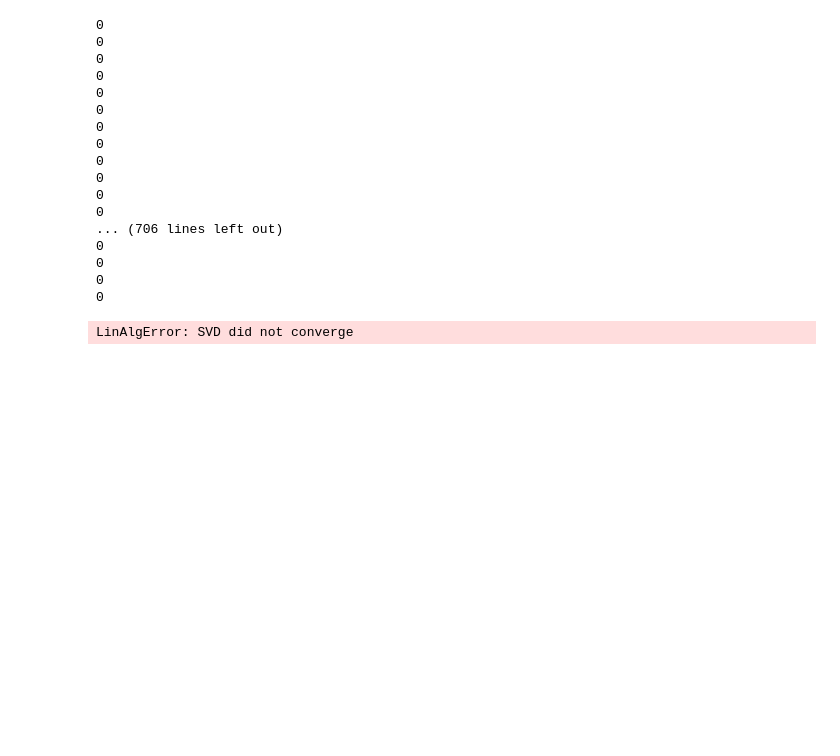
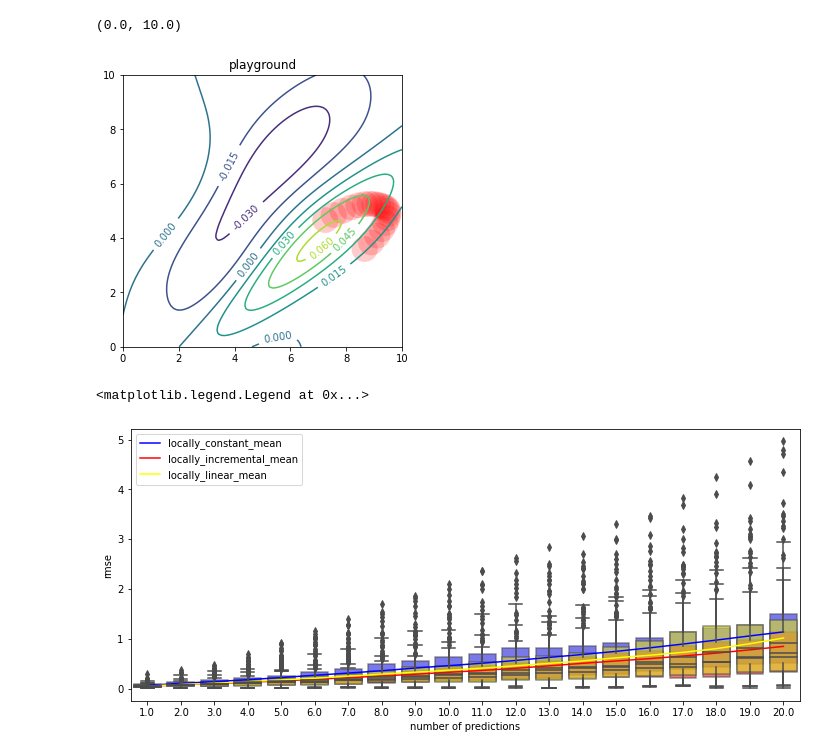
Before and after one commit to lrakotoarivony/Assimilation_Objet_AnDA, a Jupyter notebook: tests.ipynb, the cells around one changed output. Drawn from its saved outputs; the diff is of its cells as text; code cells hidden in the pictures; blank space fills up the shorter version.

```diff
--- a/tests.ipynb
+++ b/tests.ipynb
@@ -40,37 +44,37 @@ ax.set_ylim(0, 10)
+# %%
+x = true_values[0,0:2].reshape(1,-1)
+# %%
+mat_pred = list_prediction(catalogue, 20, x, locally_incremental_mean, k=50)
+fig, ax = plt.subplots(figsize=(5,5))
+ax = plot_trajectory(mat_pred[0], ax)
+CS = ax.contour(X, Y, Z)
+ax.clabel(CS, inline=1, fontsize=10)
+ax.set_title('playground')
+ax.set_xlim(0, 10)
+ax.set_ylim(0, 10)
+# %% [output]
+(0.0, 10.0)
+[figure, added]
 # %%
-names = ["locally_linear_mean"]
+names = ["locally_constant_mean","locally_incremental_mean","locally_linear_mean"]
 methods = [locally_constant_mean, locally_incremental_mean, locally_linear_mean]
 colors = ["blue", "red", "yellow"]
 
 fig, ax = plt.subplots(figsize=(12,5))
 
 for i in range(len(names)):
-    predictions = list_prediction(catalogue, N_pred, observations, methods[2])
+    predictions = list_prediction(catalogue, N_pred, observations, methods[i], k=50)
     predictions = predictions[:,:,5:]
 
-    rmse = np.log10(AnDA_RMSE(predictions,true_values))
+    rmse = AnDA_RMSE(predictions,true_values)
     time = np.arange(rmse.shape[1])+1
     times = np.stack([time]*rmse.shape[0], axis=0)
     rmse_times = np.stack([rmse, times], axis=-1)
     df = rmse_times.reshape((-1,2))
     rmse_df = pd.DataFrame(df, columns=["rmse", "number of predictions"])
+    plt.plot(np.arange(rmse.shape[1]), rmse.mean(axis=0), color=colors[i], label=names[i])
     sns.boxplot(x="number of predictions", y="rmse", data=rmse_df, color=colors[i], ax=ax, boxprops=dict(alpha=.6))
+plt.legend()
 # %% [output]
-0
-0
-0
-0
-0
-0
-0
-0
-0
-0
-0
-0
-... (706 lines left out)
-0
-0
-0
-0
+<matplotlib.legend.Legend at 0x...>
-LinAlgError: SVD did not converge
+[figure, added]
```
Also changed, not shown: parts of 8 cells of this notebook.
